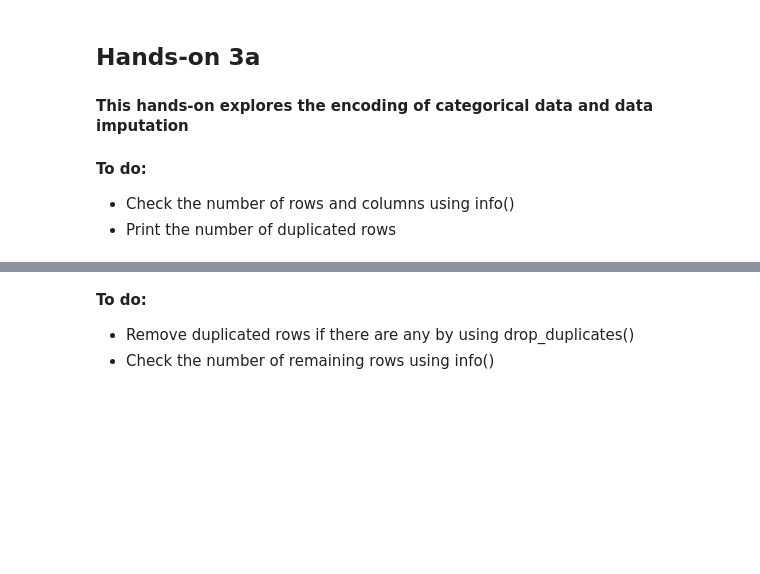
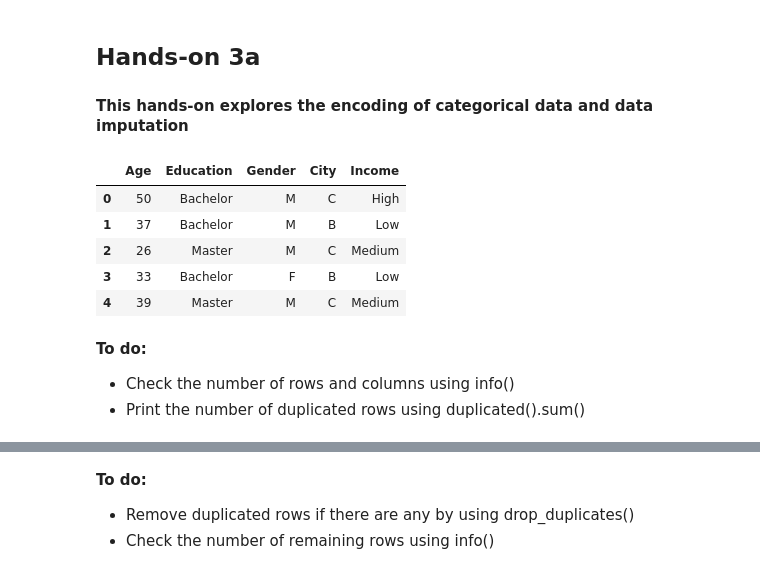
Before and after one commit to wooihaw/ai_with_python_2024, a Jupyter notebook: handson_3a.ipynb, the cells around one changed output, grey strips where cells are left out. Drawn from its saved outputs; the diff is of its cells as text; code cells hidden in the pictures; blank space fills up the shorter version.

```diff
--- a/handson_3a.ipynb
+++ b/handson_3a.ipynb
@@ -14,9 +16,16 @@ from sklearn.model_selection import train_test_split as split
 from sklearn.neighbors import KNeighborsClassifier
 # %%
 # Load dataset from csv file and show the first 5 rows of data
-df = pd.read_csv("income.csv")
+df = pd.read_csv("https://raw.githubusercontent.com/wooihaw/ai_with_python_2024/main/income.csv")
 df.head()
+# %% [output]
+|  | Age | Education | Gender | City | Income |
+| 0 | 50 | Bachelor | M | C | High |
+| 1 | 37 | Bachelor | M | B | Low |
+| 2 | 26 | Master | M | C | Medium |
+| 3 | 33 | Bachelor | F | B | Low |
+| 4 | 39 | Master | M | C | Medium |
 # %% [markdown]
 **To do:**
 - Check the number of rows and columns using info()
-- Print the number of duplicated rows
+- Print the number of duplicated rows using duplicated().sum()
```
Also changed, not shown: parts of 13 cells of this notebook.
